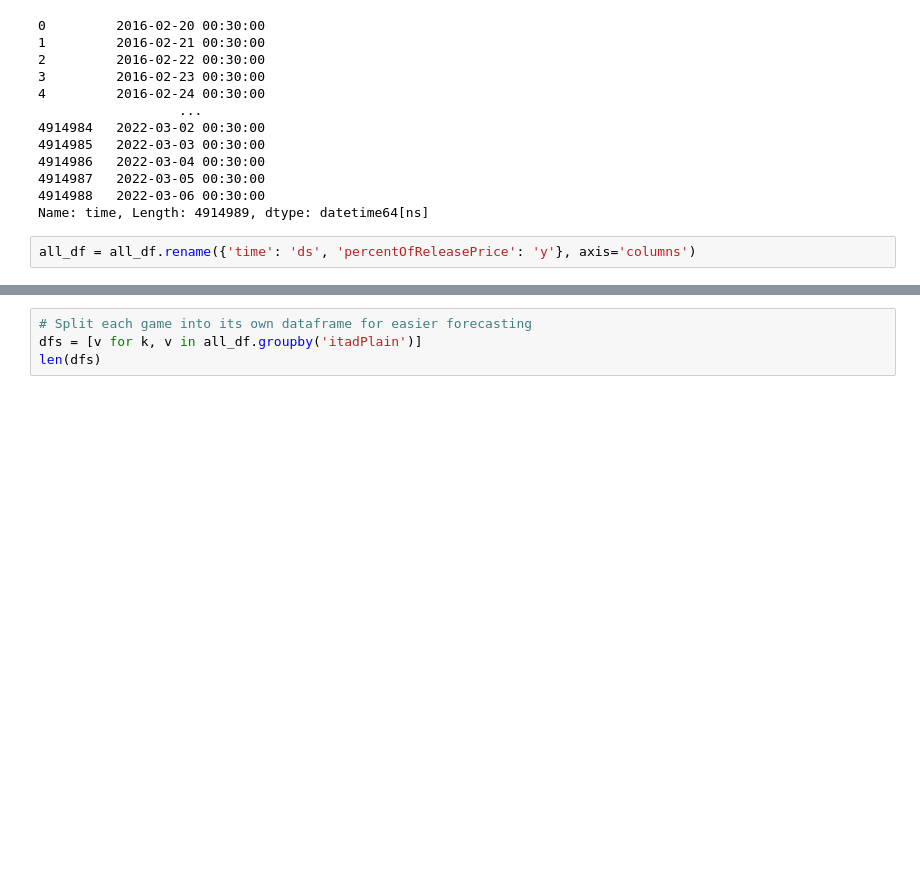
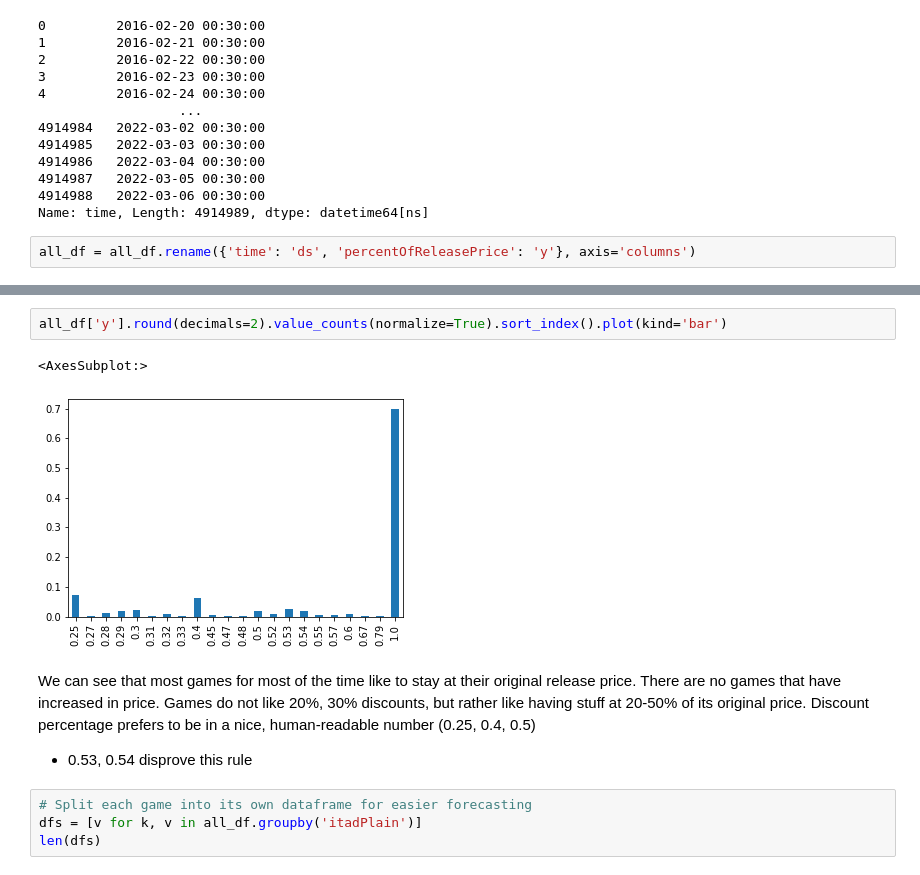
Before and after one commit to kevin51jiang/msci-446, a Jupyter notebook: working/learning.ipynb, the cells around one changed output, grey strips where cells are left out. Cells and saved outputs as stored; diff of their text form; blank space fills up the shorter version.

```diff
--- a/working/learning.ipynb
+++ b/working/learning.ipynb
@@ -82,3 +82,14 @@ all_df['y'].round(decimals=1).value_counts().sort_index().plot(kind='bar')
+# %%
+all_df['y'].round(decimals=2).value_counts(normalize=True).sort_index().plot(kind='bar')
+# %% [output]
+<AxesSubplot:>
+[figure, added]
+# %% [markdown]
+We can see that most games for most of the time like to stay at their original release price.
+There are no games that have increased in price.
+Games do not like 20%, 30% discounts, but rather like having stuff at 20-50% of its original price.
+Discount percentage prefers to be in a nice, human-readable number (0.25, 0.4, 0.5)
+  - 0.53, 0.54 disprove this rule
 # %%
 # Split each game into its own dataframe for easier forecasting
 dfs = [v for k, v in all_df.groupby('itadPlain')]
```
Also changed, not shown: parts of 3 cells of this notebook.
